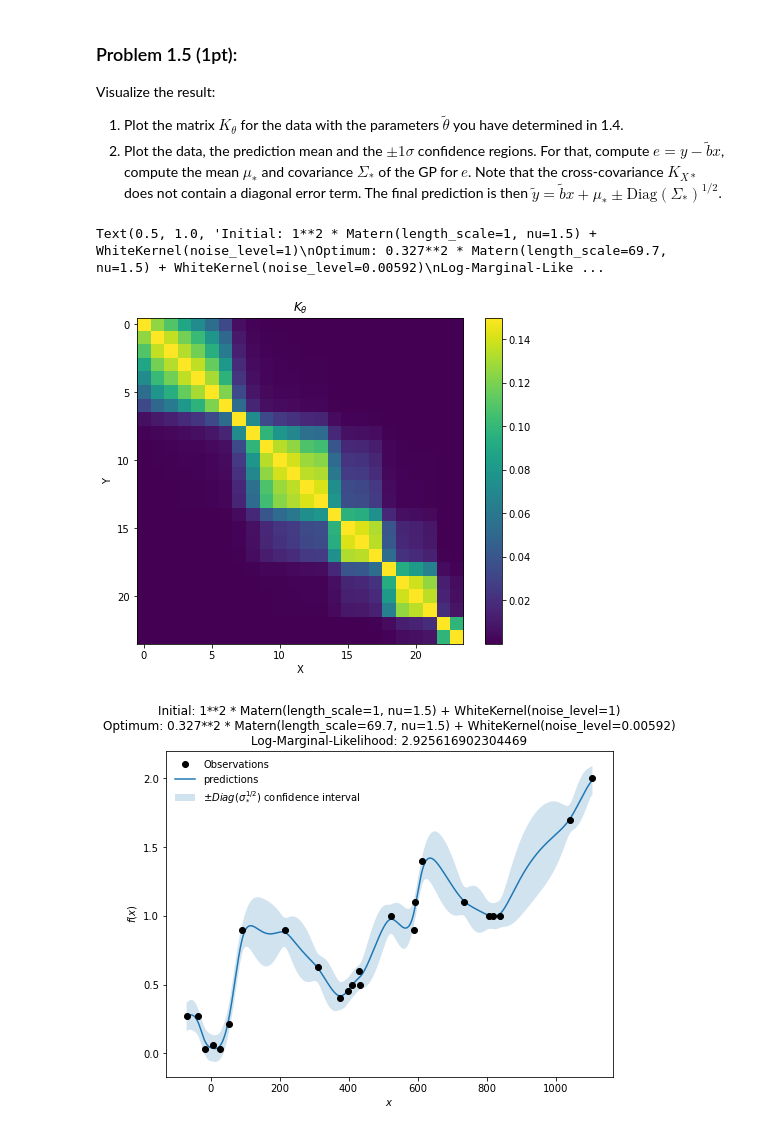
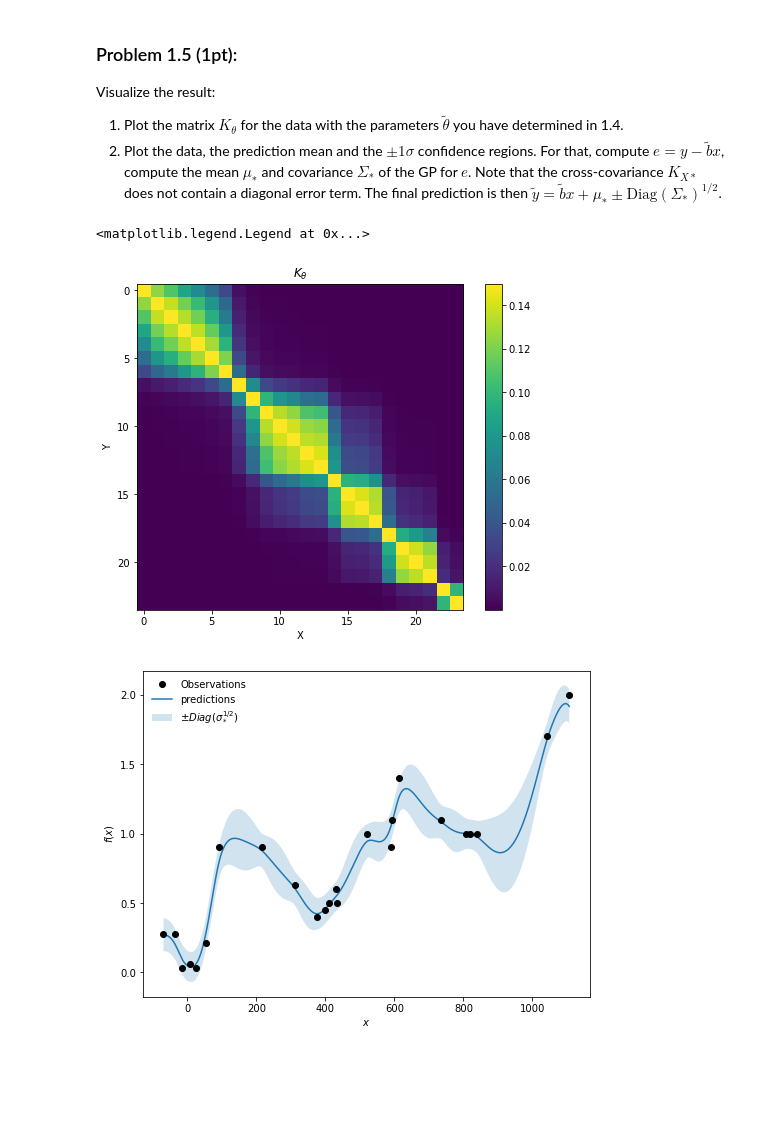
Before and after one commit to vanessaroser/sml505-assignment3, a Jupyter notebook: Assignment3.ipynb, the cells around one changed output. Saved outputs shown, nothing was run; the diff lists cells and outputs as text; code cells hidden in the pictures; blank space fills up the shorter version.

```diff
--- a/Assignment3.ipynb
+++ b/Assignment3.ipynb
@@ -188,6 +188,7 @@ tau = 100
 d = jnp.asarray(pairwise_distances(X))
 
 def get_kernel(X,alpha,tau):
+    d = jnp.asarray(pairwise_distances(X))
     kern = alpha**2*(1 + (jnp.sqrt(3)*d)/tau) * jnp.exp((-jnp.sqrt(3)*d)/tau)   #or: Matern(length_scale=1, nu=1.5) ##UNSURE ABOUT PARAMETERS HERE
     return kern
 
@@ -289,40 +289,47 @@ Visualize the result:
 2. Plot the data, the prediction mean and the $\pm1\sigma$ confidence regions. For that, compute $e = y - \tilde{b} x$, compute the mean $\mu_*$ and covariance $\Sigma_*$ of the GP for $e$. Note that the cross-covariance $K_{X*}$ does not contain a diagonal error term. The final prediction is then $\tilde{y} = \tilde{b} x + \mu_* \pm \mathrm{Diag}\left(\Sigma_*\right)^{1/2}$.
 # %%
 #Plot the matrix K
+
 sigma, alpha, tau, b_out = params_out
 K = get_K(X,sigma,alpha,tau)
 plt.figure(figsize=(8,6), facecolor='white')
 plt.imshow(K)
 #fix labels
 plt.xlabel('X')
 plt.ylabel('Y')
 plt.colorbar()
 plt.title(r'$K_\theta$')
 
+#x_pred = np.linspace(np.min(X), np.max(X), 1000).reshape(-1,1)
+X_full = np.concatenate((X,x))
+K_full = get_K(X_full,sigma,alpha,tau)
 plt.figure(figsize=(8,6), facecolor='white')
 
 # Plot the function, the prediction and the 95% confidence interval based on the MSE
 e_out = Y - b_out*X
 #get the mean and cov of the GP for e
-gp.fit(X, e_out.reshape(-1,1))
-m_err, cov_err = gp.predict(x,return_cov=True)
-m_err = m_err.squeeze()
+K_X = K_full[:len(X),:len(X)]
+K_Xstar = K_full[:len(X),len(X):]
+K_star = K_full[len(X):,len(X):]
+y_pred = K_Xstar.T@np.linalg.inv(K_X)@Y
+y_std = np.sqrt(np.diagonal(K_star-K_Xstar.T@np.linalg.inv(K_X)@K_Xstar))
+y_std=y_std.reshape(-1,1)
+#gp.fit(X, e_out.reshape(-1,1))
+#m_err, cov_err = gp.predict(x,return_cov=True)
+#m_err = m_err.squeeze()
 
 plt.plot(X, Y, 'ko', zorder=10, label='Observations')
-m_err = m_err.reshape(-1,1)
-y_pred = b_out*x + m_err
-y_pred = y_pred.squeeze()
-cov_plt = np.sqrt(np.diag(cov_err))
+#m_err = m_err.reshape(-1,1)
+#y_pred = b_out*x + m_err
+#y_pred = y_pred.squeeze()
+#cov_plt = np.sqrt(np.diag(cov_err))
 
 plt.plot(x,y_pred,label='predictions')
-plt.fill(np.concatenate([x, x[::-1]]), np.concatenate([y_pred - 1 * cov_plt, (y_pred + 1 * cov_plt)[::-1]]), alpha=.2, ec='None', label=r'$\pm Diag(\sigma_*^{1/2})$ confidence interval')
+plt.fill(np.concatenate([x, x[::-1]]), np.concatenate([y_pred - 1 * y_std, (y_pred + 1 * y_std)[::-1]]), alpha=.2, ec='None', label=r'$\pm Diag(\sigma_*^{1/2})$')
 plt.xlabel('$x$')
 plt.ylabel('$f(x)$')
 plt.legend(loc='upper left', frameon=False)
-plt.title("Initial: %s\nOptimum: %s\nLog-Marginal-Likelihood: %s"
-          % (kernel, gp.kernel_,
-             gp.log_marginal_likelihood(gp.kernel_.theta)))
 # %% [output]
-Text(0.5, 1.0, 'Initial: 1**2 * Matern(length_scale=1, nu=1.5) + WhiteKernel(noise_level=1)\nOptimum: 0.327**2 * Matern(length_scale=69.7, nu=1.5) + WhiteKernel(noise_level=0.00592)\nLog-Marginal-Like ...
+<matplotlib.legend.Legend at 0x...>
 [figure]
-[figure, old version]
+[figure, new version]
```
Also changed, not shown: parts of 1 cell of this notebook.
